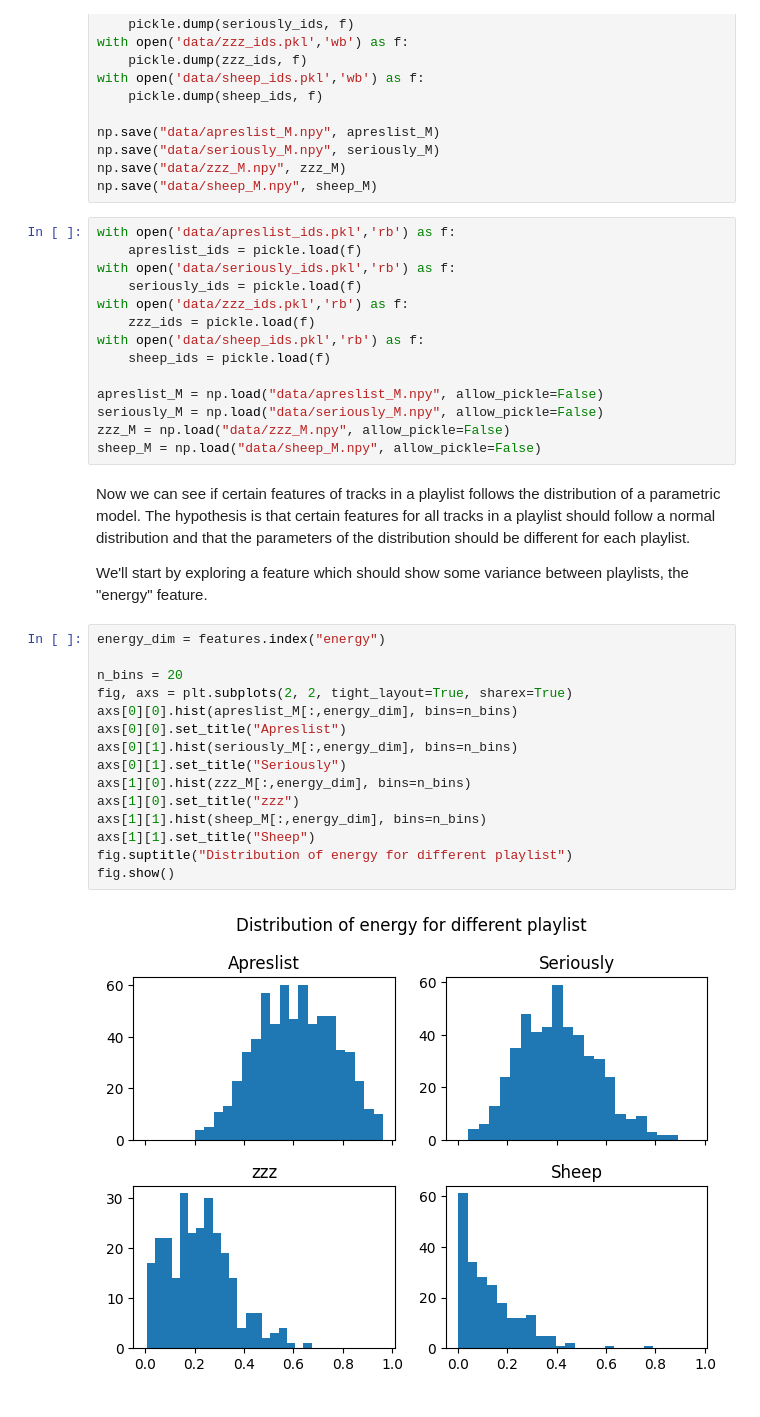
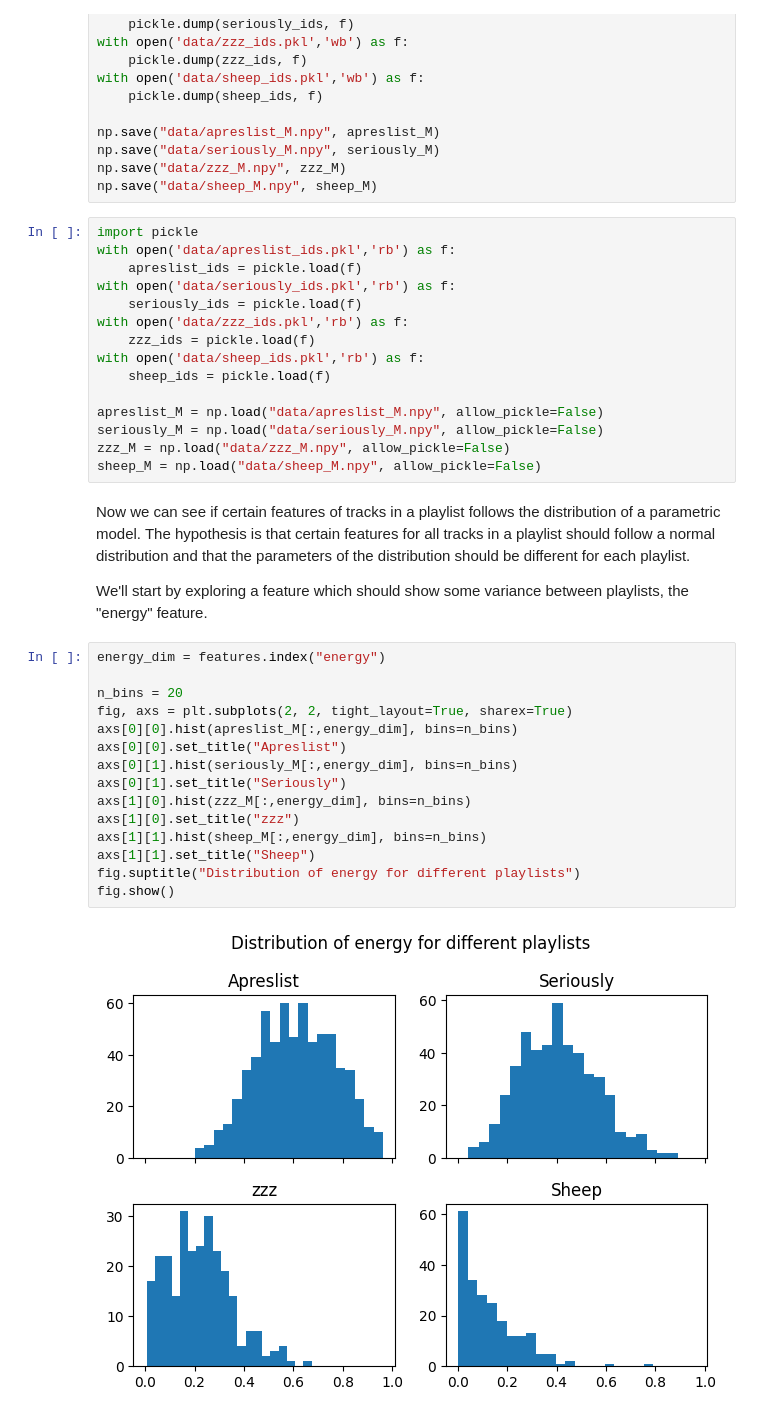
Before and after one commit to dbatten5/spauditify, a Jupyter notebook: poc.ipynb, the cells around one changed output. Cells and saved outputs as stored; diff of their text form.

```diff
--- a/poc.ipynb
+++ b/poc.ipynb
@@ -88,6 +88,7 @@ np.save("data/seriously_M.npy", seriously_M)
 np.save("data/zzz_M.npy", zzz_M)
 np.save("data/sheep_M.npy", sheep_M)
 # %%
+import pickle
 with open('data/apreslist_ids.pkl','rb') as f:
     apreslist_ids = pickle.load(f)
 with open('data/seriously_ids.pkl','rb') as f:
@@ -108,19 +109,19 @@ We'll start by exploring a feature which should show some variance between playl
 # %%
 energy_dim = features.index("energy")
 
 n_bins = 20
 fig, axs = plt.subplots(2, 2, tight_layout=True, sharex=True)
 axs[0][0].hist(apreslist_M[:,energy_dim], bins=n_bins)
 axs[0][0].set_title("Apreslist")
 axs[0][1].hist(seriously_M[:,energy_dim], bins=n_bins)
 axs[0][1].set_title("Seriously")
 axs[1][0].hist(zzz_M[:,energy_dim], bins=n_bins)
 axs[1][0].set_title("zzz")
 axs[1][1].hist(sheep_M[:,energy_dim], bins=n_bins)
 axs[1][1].set_title("Sheep")
-fig.suptitle("Distribution of energy for different playlist")
+fig.suptitle("Distribution of energy for different playlists")
 fig.show()
 # %% [output]
-[figure, old version]
+[figure, new version]
 # %% [markdown]
 From first glance it seems that the distribution of energy in both Apreslist and Seriously is Gaussian. It's also good to see that there is a clear distinction between where the center of the distribution lies for the two playlists, about 0.6 for Apreslist and 0.4 for Seriously. zzz seems like a bimodal with one peak around 0.1 and another around 0.3. For sheep the distribution is a bit different, maybe a log-normal or chi-squared. This may need some playing around with, fitting different models and selecting the one with the highest (log) likelihood.
```
Also changed, not shown: parts of 5 cells of this notebook, 3 other files.
